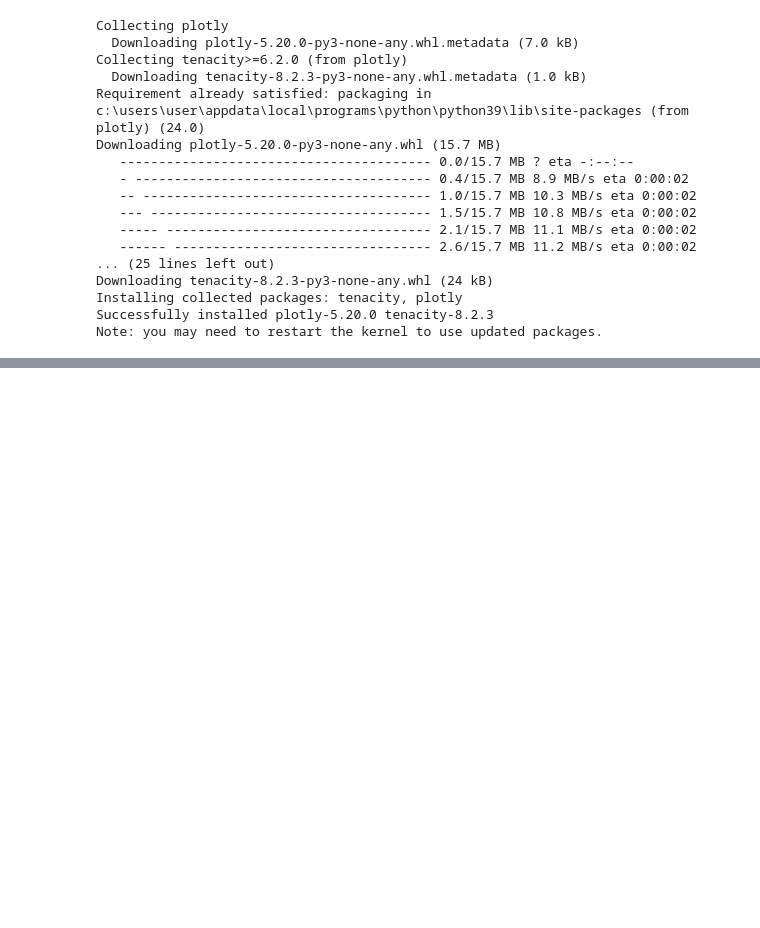
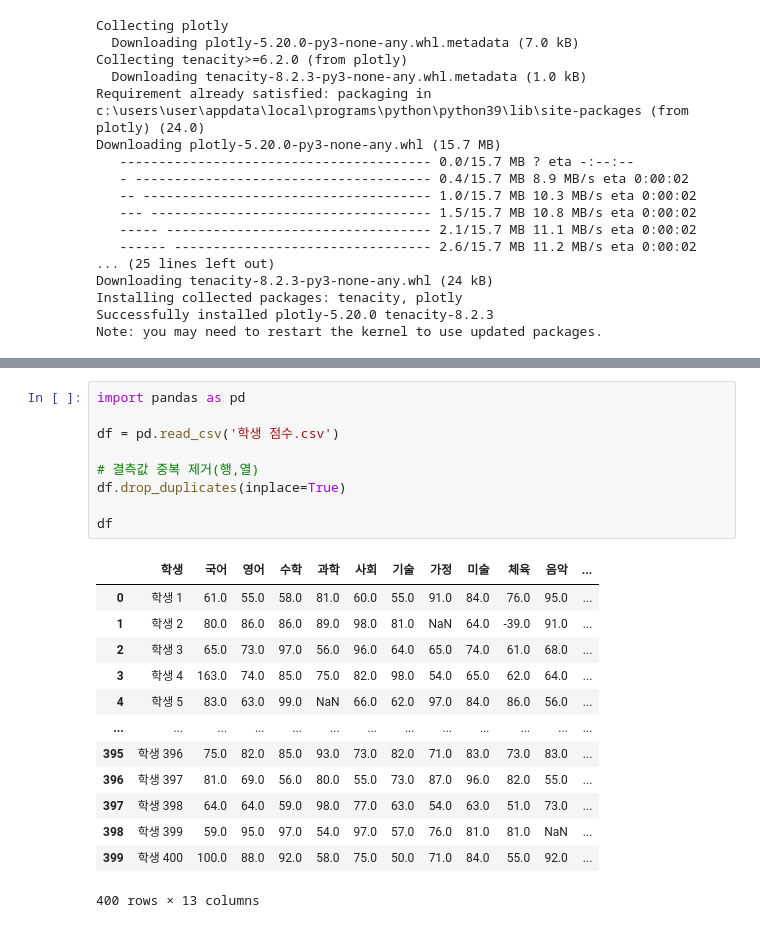
Before and after one commit to Minchae128/Practice_Python, a Jupyter notebook: 9. 9-10일차(240412-240415)/2. 실습/Pandas_실습응용.ipynb, the cells around one changed output, grey strips where cells are left out. Cells and saved outputs as stored; diff of their text form; blank space fills up the shorter version.

```diff
--- a/9. 9-10일차(240412-240415)/2. 실습/Pandas_실습응용.ipynb
+++ b/9. 9-10일차(240412-240415)/2. 실습/Pandas_실습응용.ipynb
@@ -150,0 +204,23 @@ Note: you may need to restart the kernel to use updated packages.
+# %%
+import pandas as pd
+
+df = pd.read_csv('학생 점수.csv')
+
+# 결측값 중복 제거(행,열)
+df.drop_duplicates(inplace=True)
+
+df
+# %% [output]
+|  | 학생 | 국어 | 영어 | 수학 | 과학 | 사회 | 기술 | 가정 | 미술 | 체육 | 음악 | ... |
+| 0 | 학생 1 | 61.0 | 55.0 | 58.0 | 81.0 | 60.0 | 55.0 | 91.0 | 84.0 | 76.0 | 95.0 | ... |
+| 1 | 학생 2 | 80.0 | 86.0 | 86.0 | 89.0 | 98.0 | 81.0 | NaN | 64.0 | -39.0 | 91.0 | ... |
+| 2 | 학생 3 | 65.0 | 73.0 | 97.0 | 56.0 | 96.0 | 64.0 | 65.0 | 74.0 | 61.0 | 68.0 | ... |
+| 3 | 학생 4 | 163.0 | 74.0 | 85.0 | 75.0 | 82.0 | 98.0 | 54.0 | 65.0 | 62.0 | 64.0 | ... |
+| 4 | 학생 5 | 83.0 | 63.0 | 99.0 | NaN | 66.0 | 62.0 | 97.0 | 84.0 | 86.0 | 56.0 | ... |
+| ... | ... | ... | ... | ... | ... | ... | ... | ... | ... | ... | ... | ... |
+| 395 | 학생 396 | 75.0 | 82.0 | 85.0 | 93.0 | 73.0 | 82.0 | 71.0 | 83.0 | 73.0 | 83.0 | ... |
+| 396 | 학생 397 | 81.0 | 69.0 | 56.0 | 80.0 | 55.0 | 73.0 | 87.0 | 96.0 | 82.0 | 55.0 | ... |
+| 397 | 학생 398 | 64.0 | 64.0 | 59.0 | 98.0 | 77.0 | 63.0 | 54.0 | 63.0 | 51.0 | 73.0 | ... |
+| 398 | 학생 399 | 59.0 | 95.0 | 97.0 | 54.0 | 97.0 | 57.0 | 76.0 | 81.0 | 81.0 | NaN | ... |
+| 399 | 학생 400 | 100.0 | 88.0 | 92.0 | 58.0 | 75.0 | 50.0 | 71.0 | 84.0 | 55.0 | 92.0 | ... |
+400 rows × 13 columns
```
Also changed, not shown: parts of 8 cells of this notebook.
